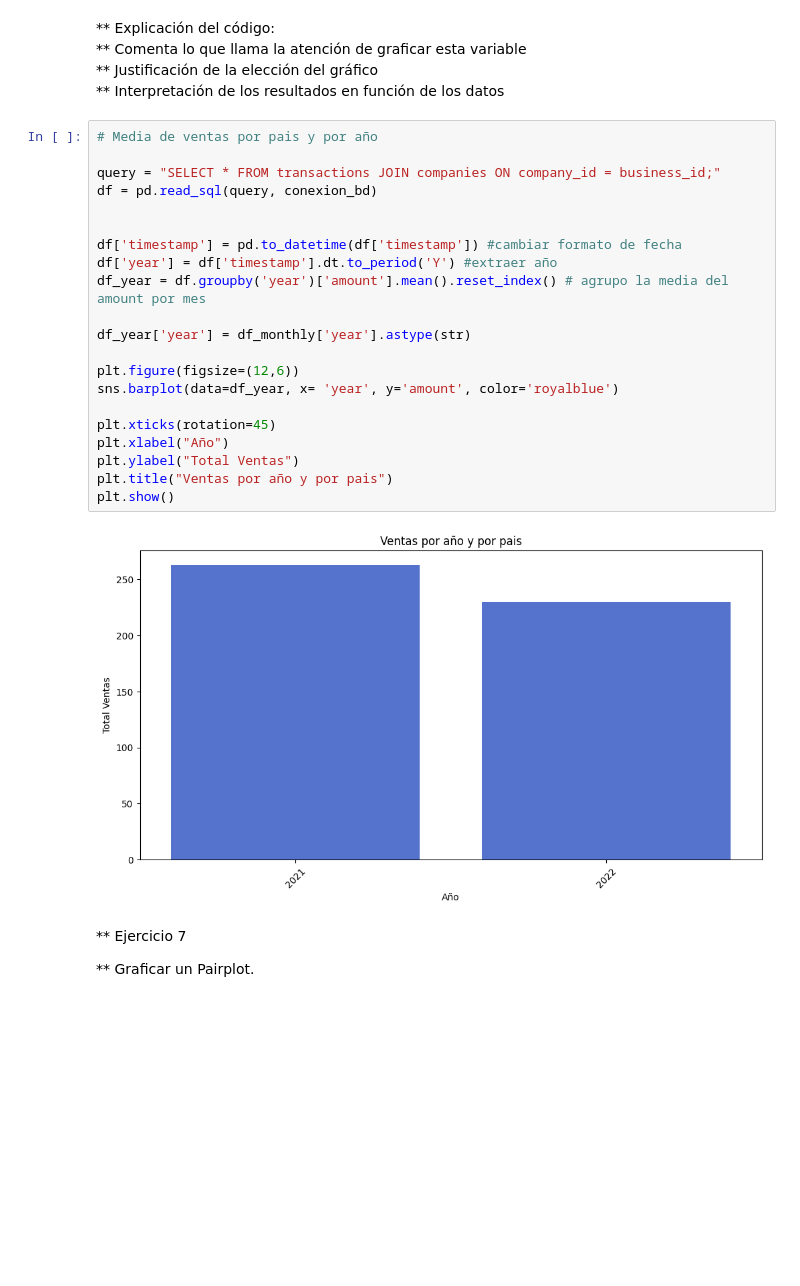
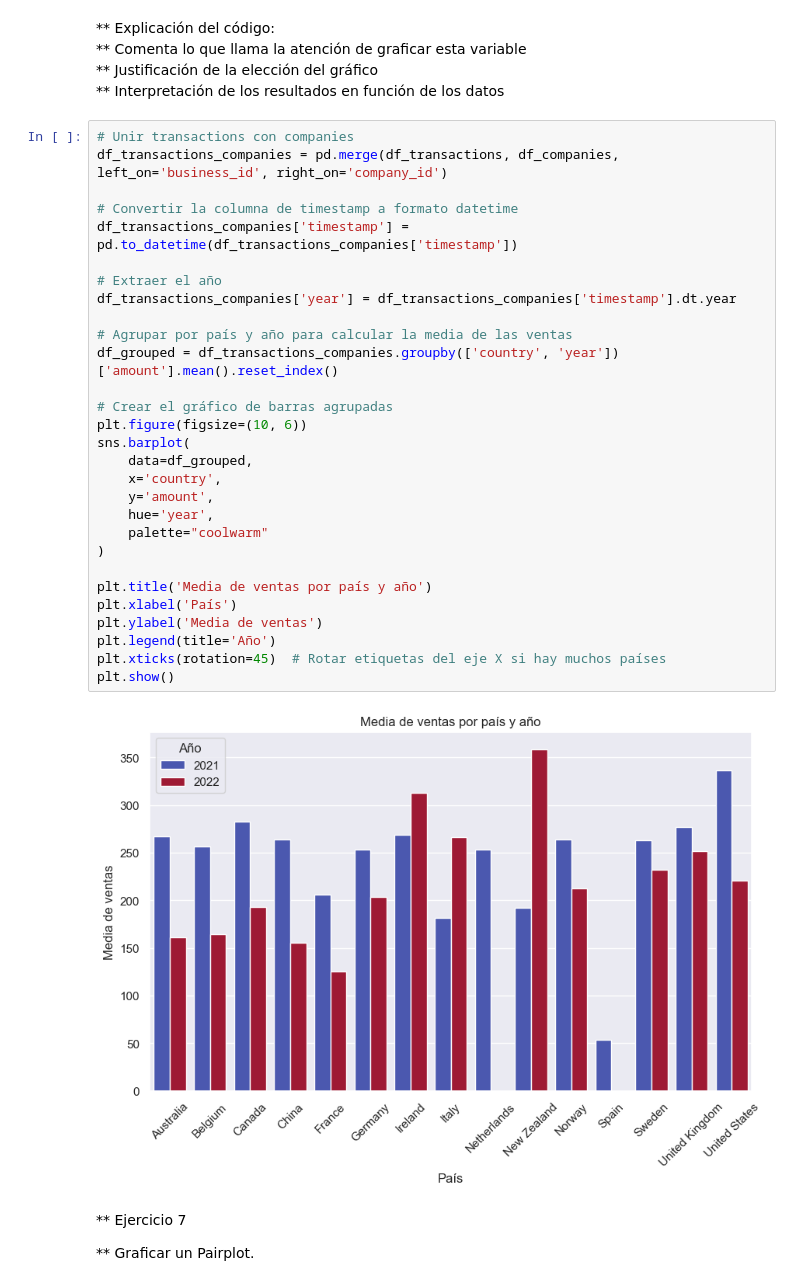
Before and after one commit to MailinV/Sprint_8_MV, a Jupyter notebook: Sprint8_MV.ipynb, the cells around one changed output. Cells and saved outputs as stored; diff of their text form; blank space fills up the shorter version.

```diff
--- a/Sprint8_MV.ipynb
+++ b/Sprint8_MV.ipynb
@@ -345,29 +317,37 @@ ValueError: Length mismatch: Expected axis has 3 elements, new values have 2 ele
 ** Comenta lo que llama la atención de graficar esta variable<br>
 ** Justificación de la elección del gráfico <br>
 ** Interpretación de los resultados en función de los datos<br>
-# %%
-# Media de ventas por pais y por año
-
-query = "SELECT * FROM transactions JOIN companies ON company_id = business_id;"
-df = pd.read_sql(query, conexion_bd)
-
-
-df['timestamp'] = pd.to_datetime(df['timestamp']) #cambiar formato de fecha
-df['year'] = df['timestamp'].dt.to_period('Y') #extraer año
-df_year = df.groupby('year')['amount'].mean().reset_index() # agrupo la media del amount por mes
-
-df_year['year'] = df_monthly['year'].astype(str)
-
-plt.figure(figsize=(12,6))
-sns.barplot(data=df_year, x= 'year', y='amount', color='royalblue')
-
-plt.xticks(rotation=45)
-plt.xlabel("Año")
-plt.ylabel("Total Ventas")
-plt.title("Ventas por año y por pais")
-plt.show()
-# %% [output]
-[figure, removed]
+# %%
+# Unir transactions con companies
+df_transactions_companies = pd.merge(df_transactions, df_companies, left_on='business_id', right_on='company_id')
+
+# Convertir la columna de timestamp a formato datetime
+df_transactions_companies['timestamp'] = pd.to_datetime(df_transactions_companies['timestamp'])
+
+# Extraer el año
+df_transactions_companies['year'] = df_transactions_companies['timestamp'].dt.year
+
+# Agrupar por país y año para calcular la media de las ventas
+df_grouped = df_transactions_companies.groupby(['country', 'year'])['amount'].mean().reset_index()
+
+# Crear el gráfico de barras agrupadas
+plt.figure(figsize=(10, 6))
+sns.barplot(
+    data=df_grouped,
+    x='country',
+    y='amount',
+    hue='year',
+    palette="coolwarm"
+)
+
+plt.title('Media de ventas por país y año')
+plt.xlabel('País')
+plt.ylabel('Media de ventas')
+plt.legend(title='Año')
+plt.xticks(rotation=45)  # Rotar etiquetas del eje X si hay muchos países
+plt.show()
+# %% [output]
+[figure, added]
 # %% [markdown]
 ** Ejercicio 7 <br>
 
```
Also changed, not shown: parts of 11 cells of this notebook.
